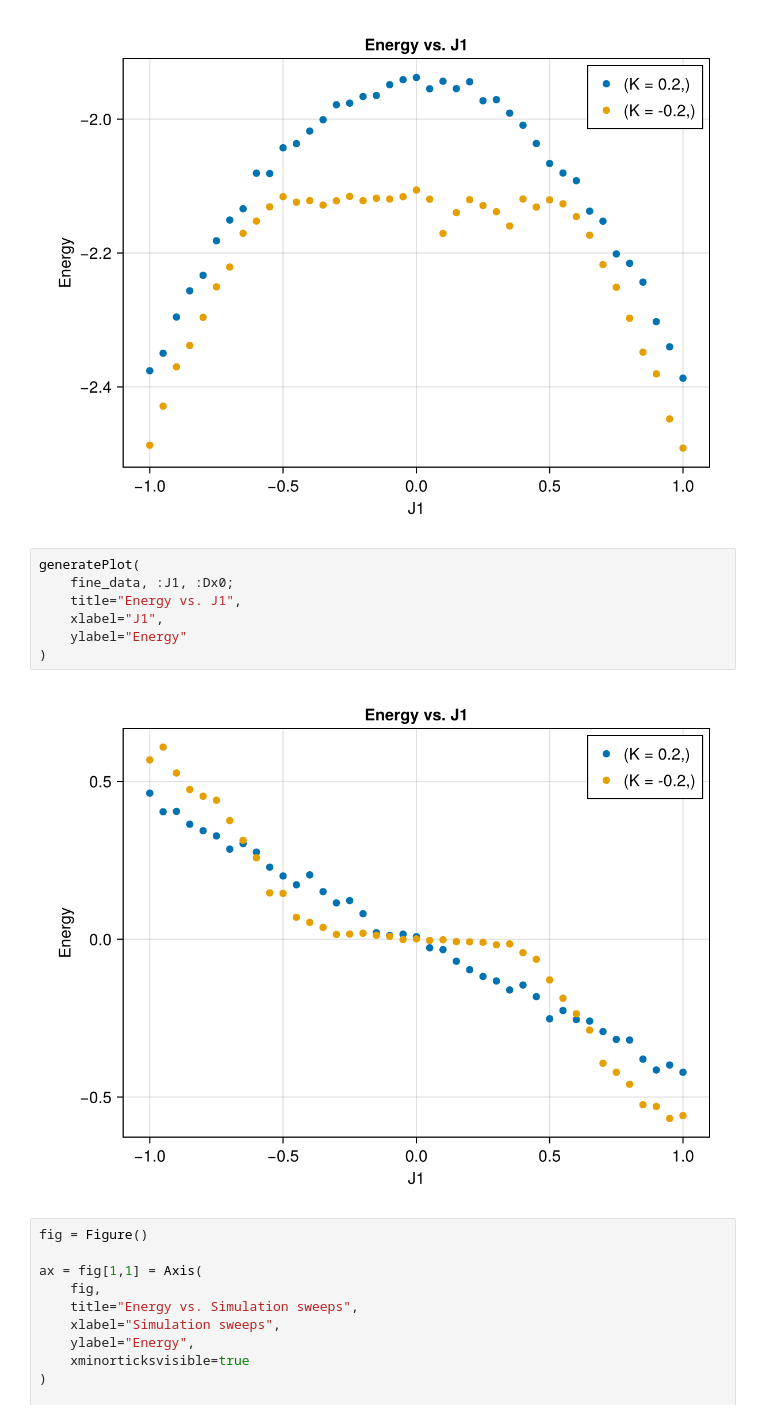
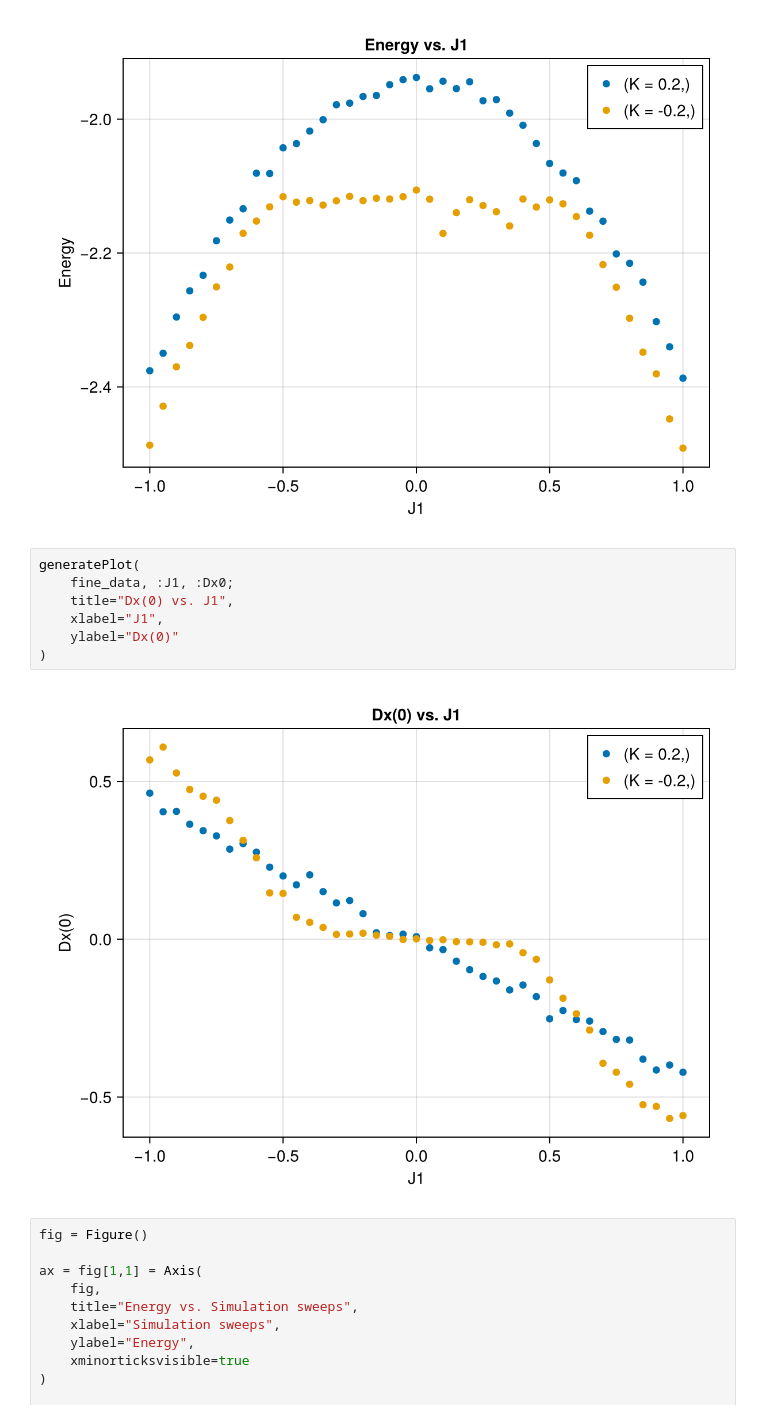
Before and after one commit to PatXue/Biquadratic.jl, a Jupyter notebook: analysis/j1-sweep.ipynb, the cells around one changed output. Saved outputs shown, nothing was run; the diff lists cells and outputs as text.

```diff
--- a/analysis/j1-sweep.ipynb
+++ b/analysis/j1-sweep.ipynb
@@ -176,12 +176,12 @@ generatePlot(
 # %%
 generatePlot(
     fine_data, :J1, :Dx0;
-    title="Energy vs. J1",
+    title="Dx(0) vs. J1",
     xlabel="J1",
-    ylabel="Energy"
+    ylabel="Dx(0)"
 )
 # %% [output]
-[figure, old version]
+[figure, new version]
 # %%
 fig = Figure()
 
```
Also changed, not shown: parts of 1 cell of this notebook.
